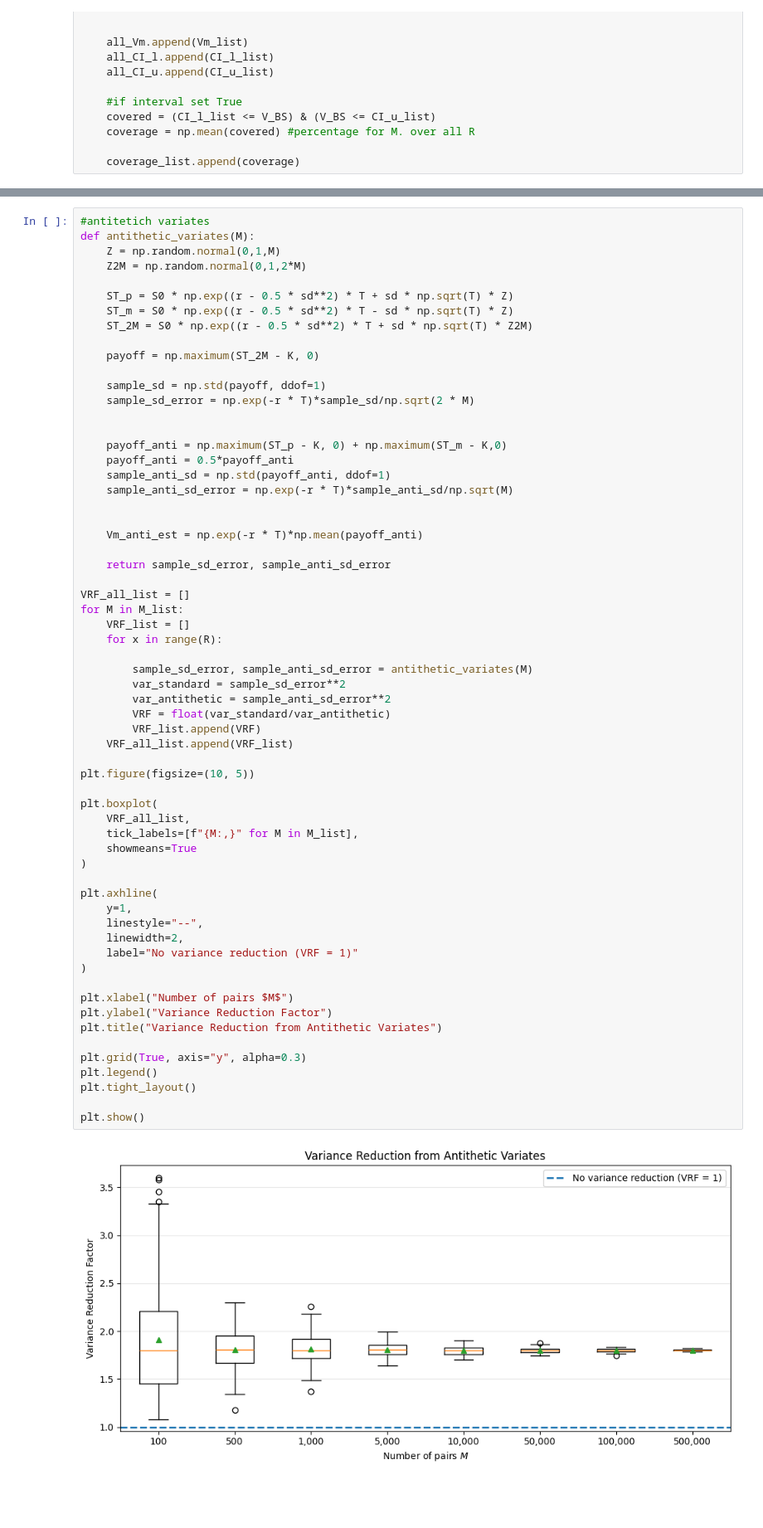
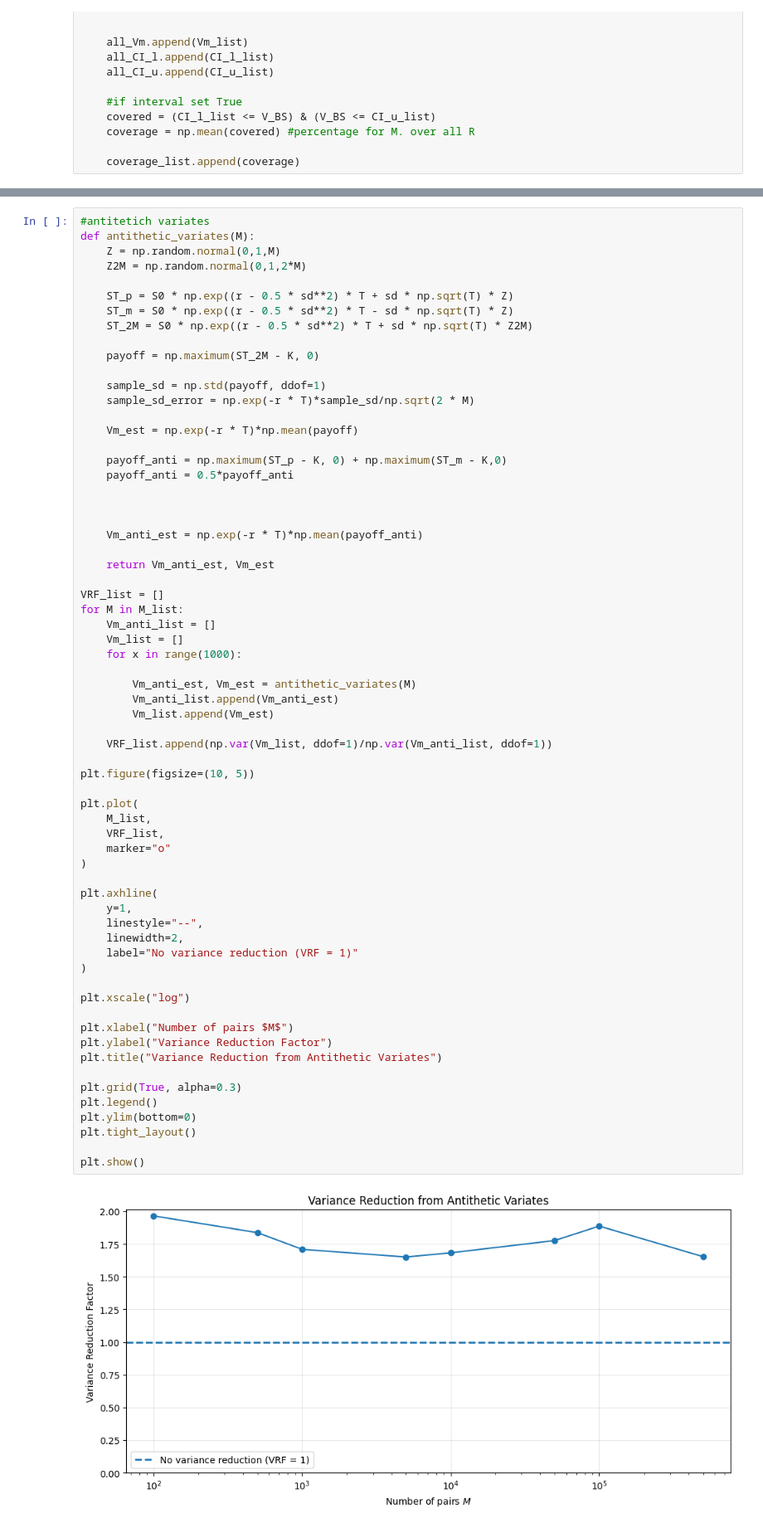
Before and after one commit to tom-fritzdorf/Financial-derivatives, a Jupyter notebook: tom.ipynb, the cells around one changed output, grey strips where cells are left out. Shown at 83% size. Cells and saved outputs as stored; diff of their text form; blank space fills up the shorter version.

```diff
--- a/tom.ipynb
+++ b/tom.ipynb
@@ -292,52 +295,55 @@ def antithetic_variates(M):
     sample_sd = np.std(payoff, ddof=1)
     sample_sd_error = np.exp(-r * T)*sample_sd/np.sqrt(2 * M)
 
+    Vm_est = np.exp(-r * T)*np.mean(payoff)
 
     payoff_anti = np.maximum(ST_p - K, 0) + np.maximum(ST_m - K,0)
     payoff_anti = 0.5*payoff_anti
-    sample_anti_sd = np.std(payoff_anti, ddof=1)
-    sample_anti_sd_error = np.exp(-r * T)*sample_anti_sd/np.sqrt(M)
+
 
 
     Vm_anti_est = np.exp(-r * T)*np.mean(payoff_anti)
 
-    return sample_sd_error, sample_anti_sd_error
+    return Vm_anti_est, Vm_est
 
-VRF_all_list = []
+VRF_list = []
 for M in M_list:
-    VRF_list = []
-    for x in range(R):
+    Vm_anti_list = []
+    Vm_list = []
+    for x in range(1000):
 
-        sample_sd_error, sample_anti_sd_error = antithetic_variates(M)
-        var_standard = sample_sd_error**2
-        var_antithetic = sample_anti_sd_error**2
-        VRF = float(var_standard/var_antithetic)
-        VRF_list.append(VRF)
-    VRF_all_list.append(VRF_list)
+        Vm_anti_est, Vm_est = antithetic_variates(M)
+        Vm_anti_list.append(Vm_anti_est)
+        Vm_list.append(Vm_est)
+
+    VRF_list.append(np.var(Vm_list, ddof=1)/np.var(Vm_anti_list, ddof=1))
 
 plt.figure(figsize=(10, 5))
 
-plt.boxplot(
-    VRF_all_list,
-    tick_labels=[f"{M:,}" for M in M_list],
-    showmeans=True
+plt.plot(
+    M_list,
+    VRF_list,
+    marker="o"
 )
 
 plt.axhline(
     y=1,
     linestyle="--",
     linewidth=2,
     label="No variance reduction (VRF = 1)"
 )
 
+plt.xscale("log")
+
 plt.xlabel("Number of pairs $M$")
 plt.ylabel("Variance Reduction Factor")
 plt.title("Variance Reduction from Antithetic Variates")
 
-plt.grid(True, axis="y", alpha=0.3)
+plt.grid(True, alpha=0.3)
 plt.legend()
+plt.ylim(bottom=0)
 plt.tight_layout()
 
 plt.show()
 # %% [output]
-[figure, old version]
+[figure, new version]
```
Also changed, not shown: parts of 2 cells of this notebook.
